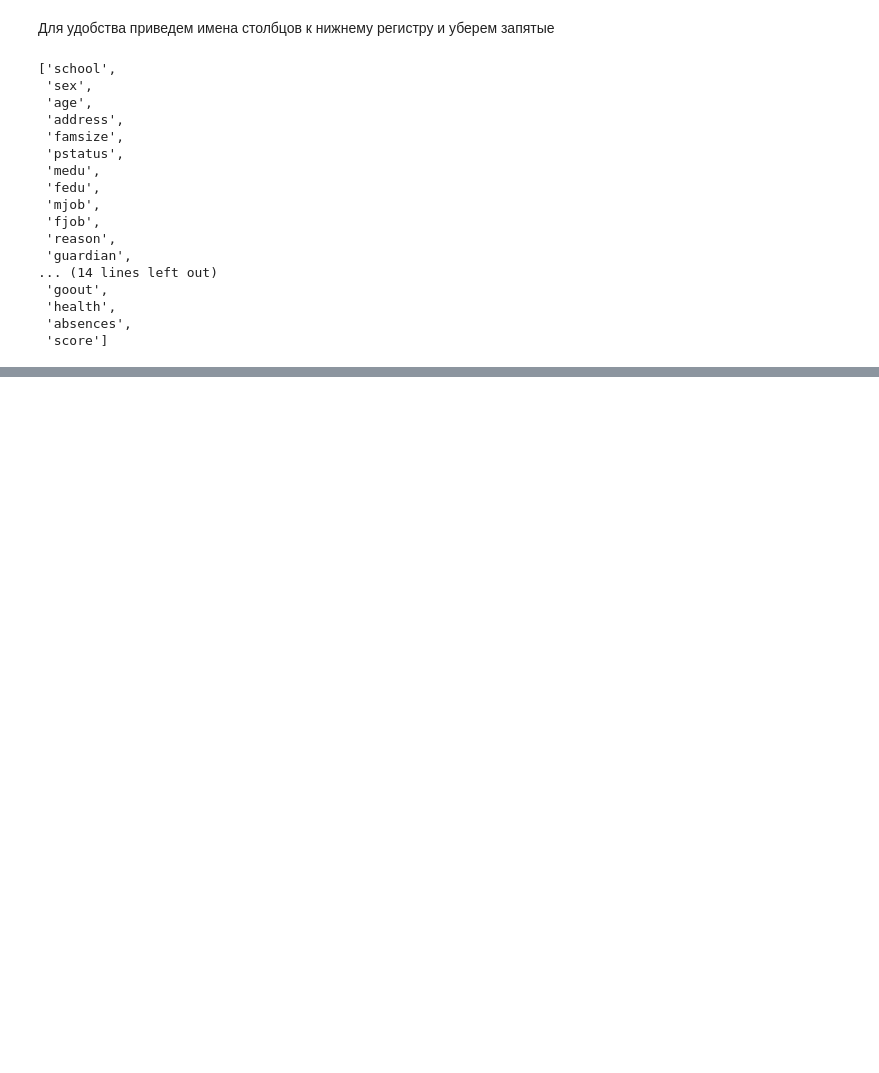
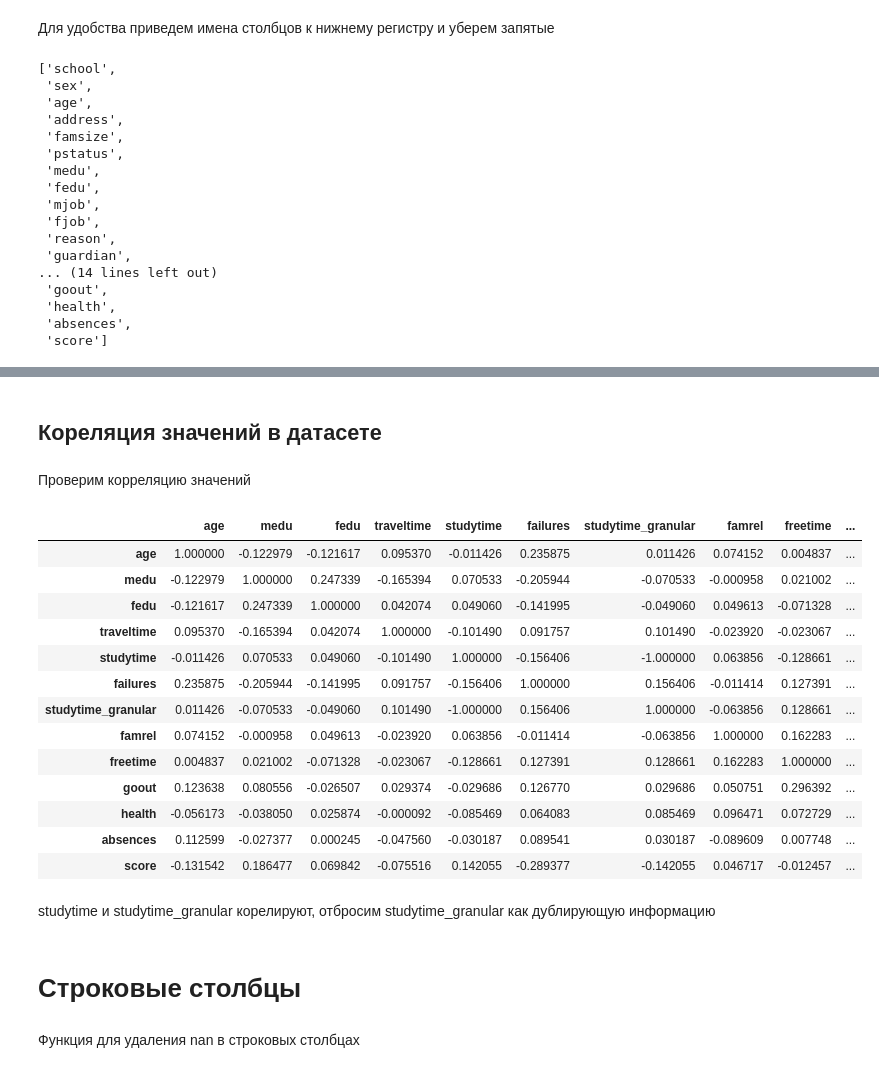
Before and after one commit to vtchel/skillfactory_rds, a Jupyter notebook: module_2/analize.ipynb, the cells around one changed output, grey strips where cells are left out. Cells and saved outputs as stored; diff of their text form; code cells hidden in the pictures; blank space fills up the shorter version.

```diff
--- a/module_2/analize.ipynb
+++ b/module_2/analize.ipynb
@@ -361,0 +192,23 @@ stud[(stud.school == 'MS')]['reason'].value_counts().plot(kind = 'bar')
+# %% [markdown]
+## Кореляция значений в датасете
+# %% [markdown]
+Проверим корреляцию значений
+# %%
+stud.corr()
+# %% [output]
+|  | age | medu | fedu | traveltime | studytime | failures | studytime_granular | famrel | freetime | ... |
+| age | 1.000000 | -0.122979 | -0.121617 | 0.095370 | -0.011426 | 0.235875 | 0.011426 | 0.074152 | 0.004837 | ... |
+| medu | -0.122979 | 1.000000 | 0.247339 | -0.165394 | 0.070533 | -0.205944 | -0.070533 | -0.000958 | 0.021002 | ... |
+| fedu | -0.121617 | 0.247339 | 1.000000 | 0.042074 | 0.049060 | -0.141995 | -0.049060 | 0.049613 | -0.071328 | ... |
+| traveltime | 0.095370 | -0.165394 | 0.042074 | 1.000000 | -0.101490 | 0.091757 | 0.101490 | -0.023920 | -0.023067 | ... |
+| studytime | -0.011426 | 0.070533 | 0.049060 | -0.101490 | 1.000000 | -0.156406 | -1.000000 | 0.063856 | -0.128661 | ... |
+| failures | 0.235875 | -0.205944 | -0.141995 | 0.091757 | -0.156406 | 1.000000 | 0.156406 | -0.011414 | 0.127391 | ... |
+| studytime_granular | 0.011426 | -0.070533 | -0.049060 | 0.101490 | -1.000000 | 0.156406 | 1.000000 | -0.063856 | 0.128661 | ... |
+| famrel | 0.074152 | -0.000958 | 0.049613 | -0.023920 | 0.063856 | -0.011414 | -0.063856 | 1.000000 | 0.162283 | ... |
+| freetime | 0.004837 | 0.021002 | -0.071328 | -0.023067 | -0.128661 | 0.127391 | 0.128661 | 0.162283 | 1.000000 | ... |
+| goout | 0.123638 | 0.080556 | -0.026507 | 0.029374 | -0.029686 | 0.126770 | 0.029686 | 0.050751 | 0.296392 | ... |
+| health | -0.056173 | -0.038050 | 0.025874 | -0.000092 | -0.085469 | 0.064083 | 0.085469 | 0.096471 | 0.072729 | ... |
+| absences | 0.112599 | -0.027377 | 0.000245 | -0.047560 | -0.030187 | 0.089541 | 0.030187 | -0.089609 | 0.007748 | ... |
+| score | -0.131542 | 0.186477 | 0.069842 | -0.075516 | 0.142055 | -0.289377 | -0.142055 | 0.046717 | -0.012457 | ... |
+# %% [markdown]
+studytime и studytime_granular корелируют, отбросим studytime_granular как дублирующую информацию
@@ -361,0 +217,4 @@ stud[(stud.school == 'MS')]['reason'].value_counts().plot(kind = 'bar')
+# %% [markdown]
+# Строковые столбцы
+# %% [markdown]
+Функция для удаления nan в строковых столбцах
```
Also changed, not shown: parts of 80 cells of this notebook, 3 other files.
